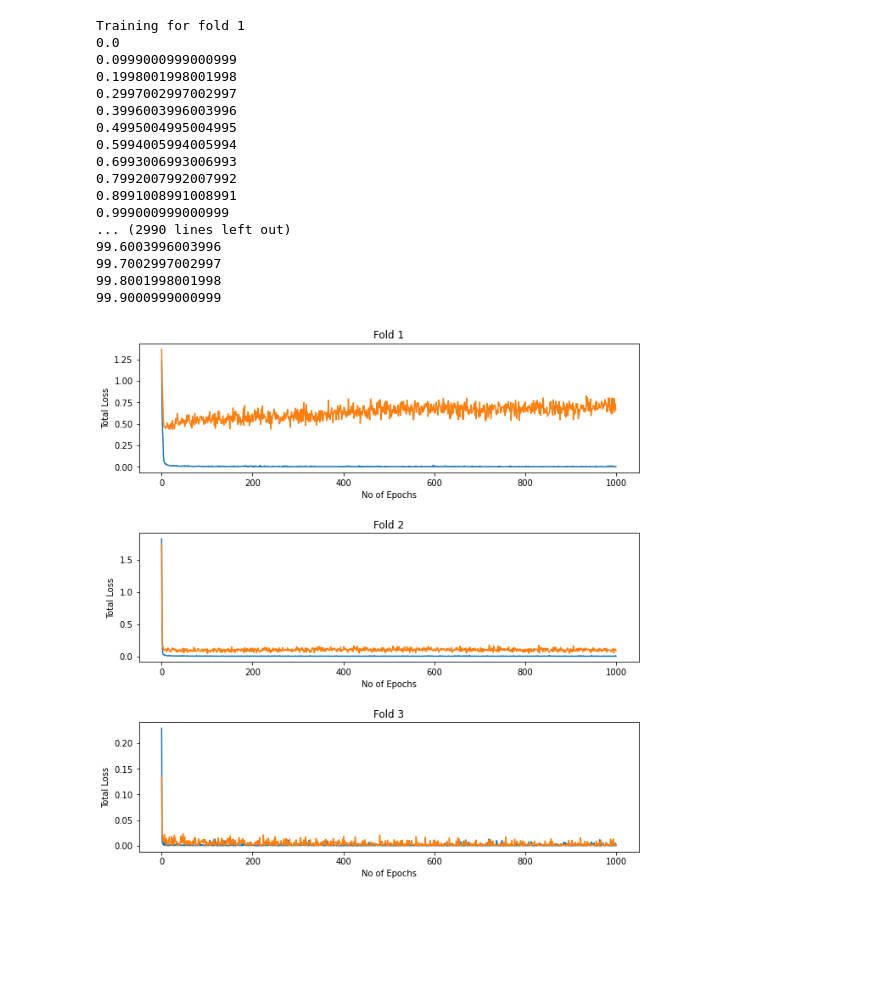
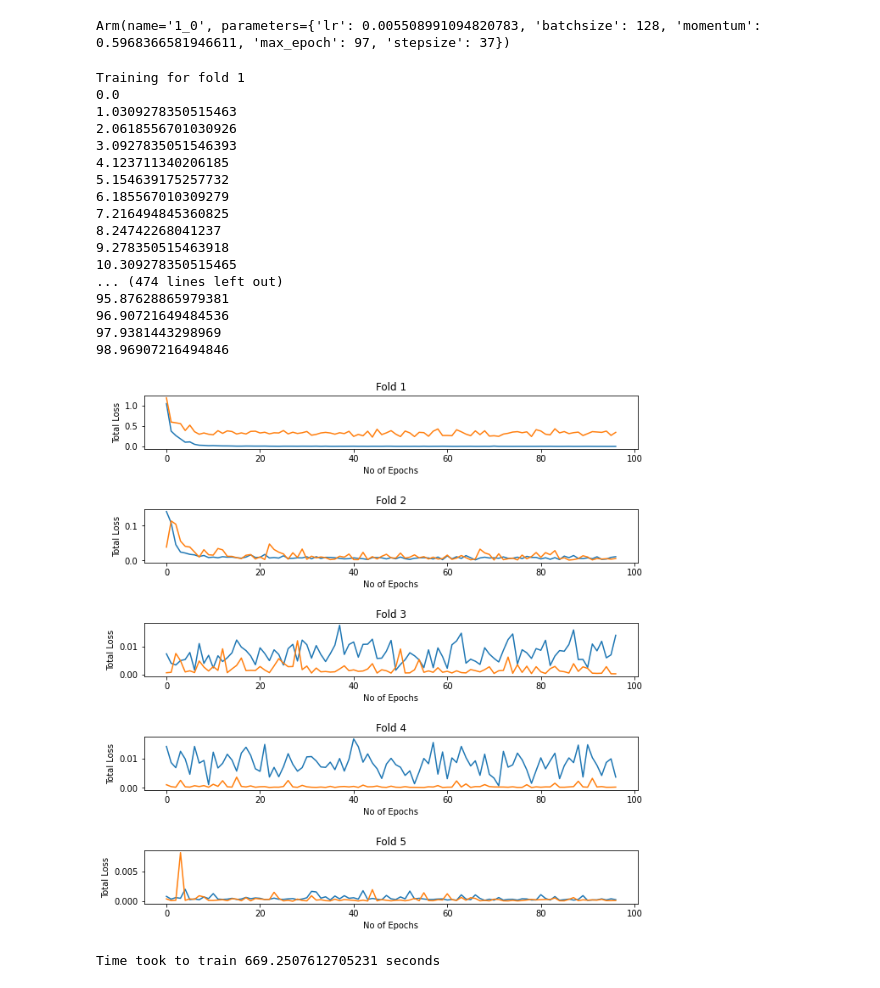
Before and after one commit to Saadman53/Thesis-Human-Activity-Recognition, a Jupyter notebook: Alexnet_Classification(Prewitt).ipynb, the cells around one changed output. Drawn from its saved outputs; the diff is of its cells as text; code cells hidden in the pictures; blank space fills up the shorter version.

```diff
--- a/Alexnet_Classification(Prewitt).ipynb
+++ b/Alexnet_Classification(Prewitt).ipynb
@@ -132 +276,9 @@ def extract_batch(X,y,batch_size,step,no_of_samples):
+# %%
+data = experiment.fetch_data()
+dff = data.df
+best_arm_name = dff.arm_name[dff['mean'] == dff['mean'].max()].values[0]
+best_arm = experiment.arms_by_name[best_arm_name]
+best_arm
+# %% [output]
+Arm(name='1_0', parameters={'lr': 0.005508991094820783, 'batchsize': 128, 'momentum': 0.5968366581946611, 'max_epoch': 97, 'stepsize': 37})
 # %%
@@ -203,26 +365,33 @@ def model_training_evaluation(X_train, X_test, y_train, y_test):
   y_pred = best_model(test_X)
   return best_model, y_pred
-# %%
-model, pred = model_training_evaluation(X_train, X_test, y_train, y_test)
-# %% [output]
-Training for fold 1
-0.0
-0.0999000999000999
-0.1998001998001998
-0.2997002997002997
-0.3996003996003996
-0.4995004995004995
-0.5994005994005994
-0.6993006993006993
-0.7992007992007992
-0.8991008991008991
-0.999000999000999
-... (2990 lines left out)
-99.6003996003996
-99.7002997002997
-99.8001998001998
-99.9000999000999
-[figure, removed]
+# %%
+start = time.time()
+model, y_pred = model_training_evaluation(X_train, X_test, y_train, y_test)
+end = time.time()
+training_time = end - start
+# %% [output]
+Training for fold 1
+0.0
+1.0309278350515463
+2.0618556701030926
+3.0927835051546393
+4.123711340206185
+5.154639175257732
+6.185567010309279
+7.216494845360825
+8.24742268041237
+9.278350515463918
+10.309278350515465
+... (474 lines left out)
+95.87628865979381
+96.90721649484536
+97.9381443298969
+98.96907216494846
+[figure, added]
+# %%
+print(f"Time took to train {training_time} seconds")
+# %% [output]
+Time took to train 669.2507612705231 seconds
 # %%
 def cf_matrix(y_pred, test_y):
   y_pred_softmax = torch.log_softmax(y_pred, dim = 1)
```
Also changed, not shown: parts of 14 cells of this notebook.
